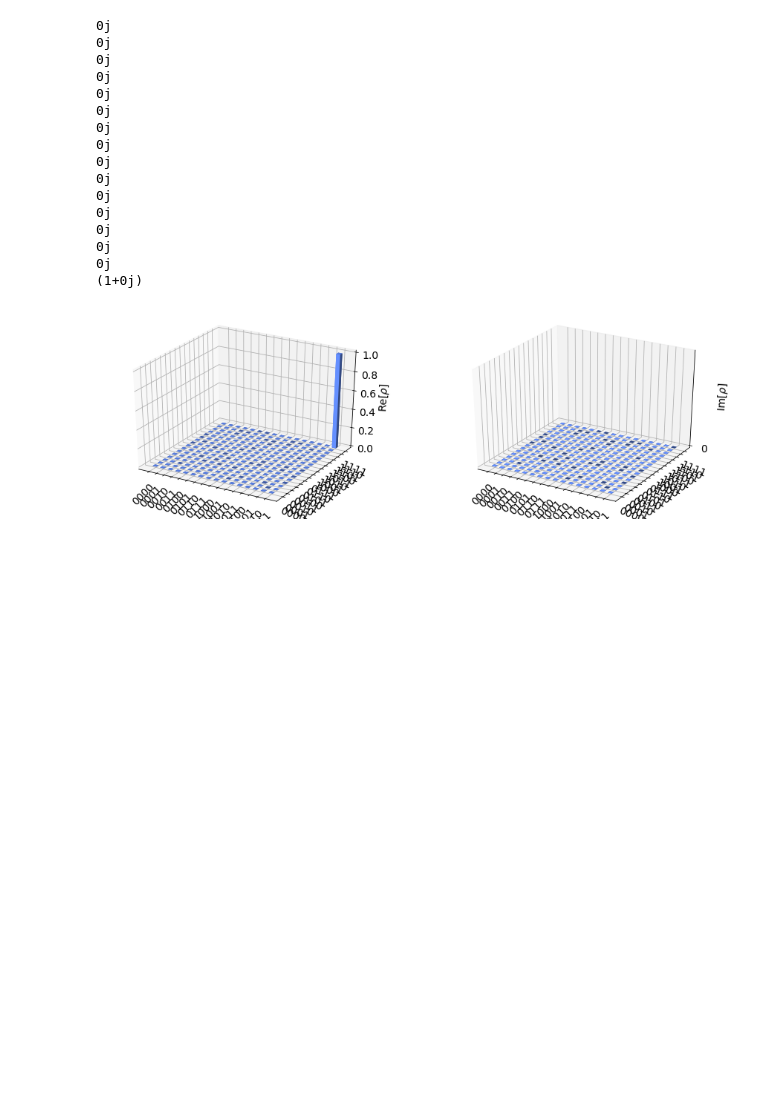
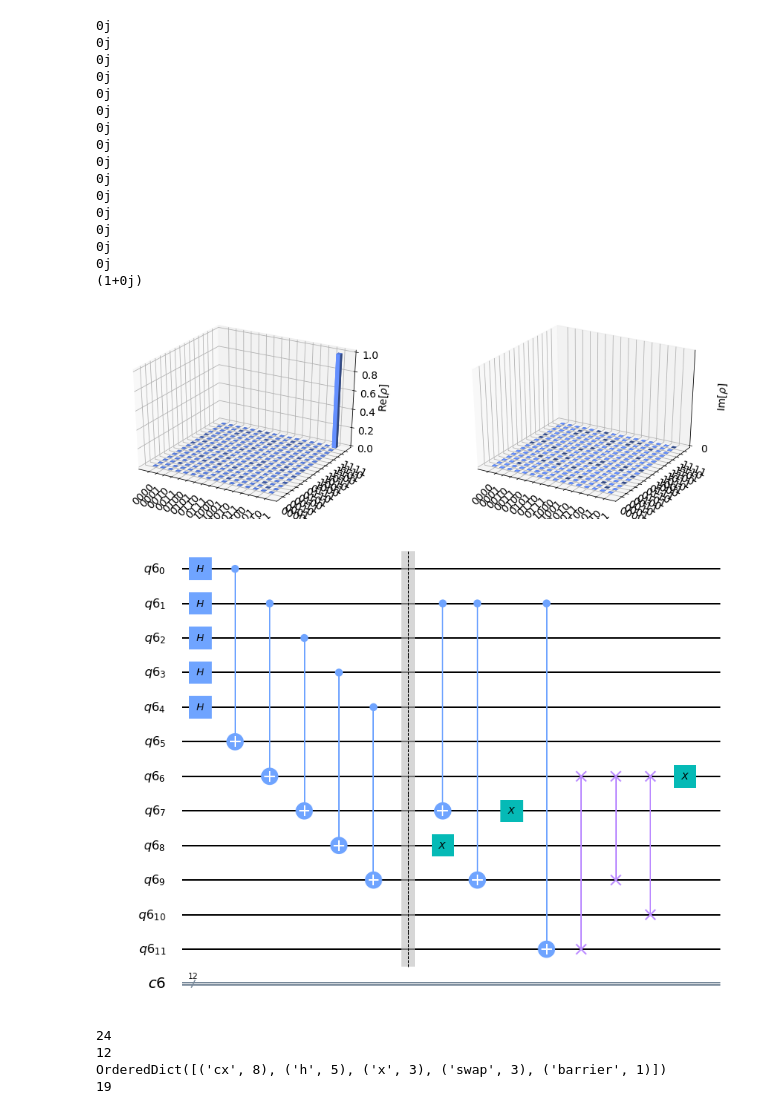
Before and after one commit to shashanka300/QC-practice, a Jupyter notebook: practice/gate observation.ipynb, the cells around one changed output. Cells and saved outputs as stored; diff of their text form; code cells hidden in the pictures; blank space fills up the shorter version.

```diff
--- a/practice/gate observation.ipynb
+++ b/practice/gate observation.ipynb
@@ -202,3 +202,36 @@ for amplitude in job2:
 plot_state_city(job2) #output of individual states
 # %% [output]
 [figure]
+# %%
+qr=QuantumRegister(12)
+cr=ClassicalRegister(12)
+qc = QuantumCircuit(qr,cr)
+
+
+for idx in range(5):
+    qc.h(idx)
+    qc.cx(idx, idx+5)
+qc.barrier()
+#qc.measure(range(9), range(9))
+qc.cx(1, 7)
+qc.x(8)
+qc.cx(1, 9)
+qc.x(7)
+qc.cx(1, 11)
+qc.swap(6, 11)
+qc.swap(6, 9)
+qc.swap(6, 10)
+qc.x(6)
+qc.draw(output='mpl')
+# %% [output]
+[figure, added]
+# %%
+print(qc.width())
+print(qc.n_qubits)
+print(qc.count_ops())# to get the number and type of the gates in a circuit
+print(qc.size())#the raw count of operations by computing the circuits size.
+# %% [output]
+24
+12
+OrderedDict([('cx', 8), ('h', 5), ('x', 3), ('swap', 3), ('barrier', 1)])
+19
```
Also changed, not shown: parts of 1 cell of this notebook.
